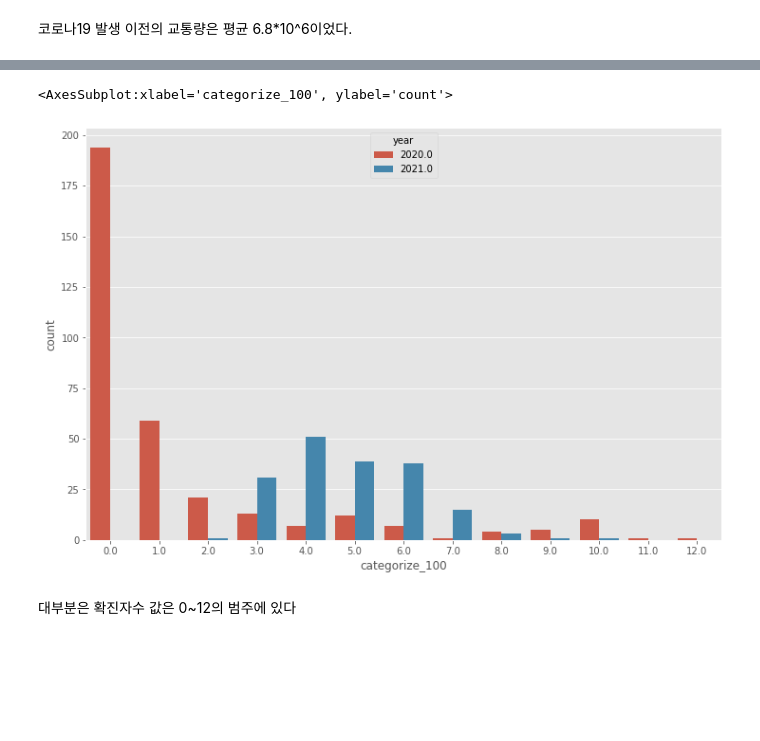
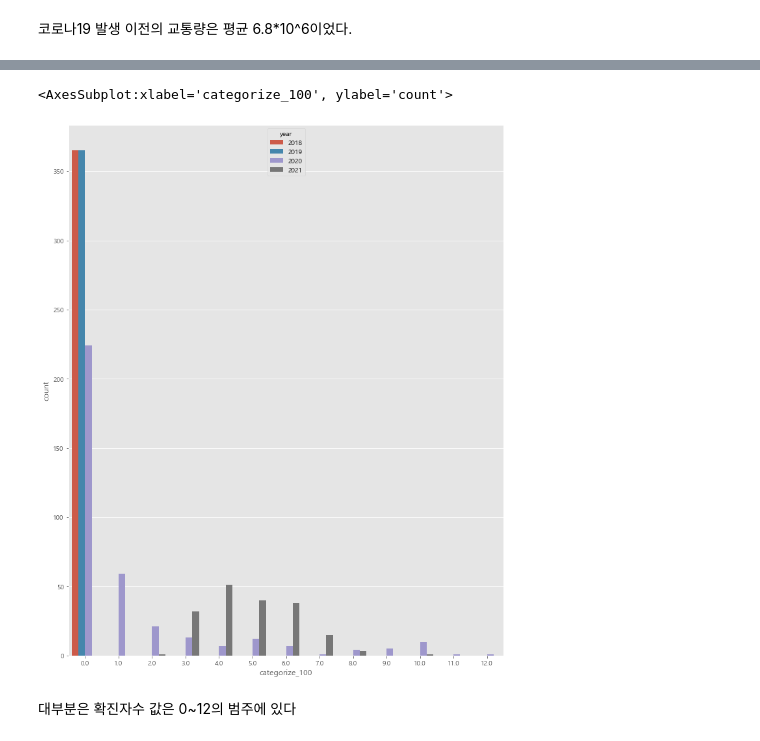
Before and after one commit to WooShangHyeon/damentor_3, a Jupyter notebook: Categorize corona probability_LHJ.ipynb, the cells around one changed output, grey strips where cells are left out. Cells and saved outputs as stored; diff of their text form; code cells hidden in the pictures; blank space fills up the shorter version.

Commit message:
'categorize2'

```diff
--- a/Categorize corona probability_LHJ.ipynb
+++ b/Categorize corona probability_LHJ.ipynb
@@ -23,7 +23,6 @@ covid_data_new.index=pd.to_datetime(covid_data_new['stateDt'],format='%Y%m%d')
 covid_data_new=covid_data_new.drop('stateDt',axis=1)
 covid_data_new['year']=covid_data_new.index.year
 covid_data_new['month']=covid_data_new.index.month
-covid_data_new=covid_data_new.dropna(axis=0)
 covid_data_new.head()
 # %% [output]
 |  | daily_decideCnt | decideCnt | deathCnt | year | month |
@@ -113,6 +117,5 @@ traffic_data.head()
 # 전국 교통량 합산
 
 traffic_data_total=traffic_data.groupby('집계일자')['1종교통량', '2종교통량','3종교통량', '4종교통량', '5종교통량', '6종교통량', '총교통량'].sum()
-traffic_data_total['year']=traffic_data_total.index.year
 traffic_data_total.head()
 # %% [output]
@@ -140,11 +131,16 @@ Name: 총교통량, dtype: float64
 # %%
 #교통량 데이터와 코로나19 확진자수 데이터를 날짜를 기준으로 병합
 
-data_mart_total=covid_data_new.join(traffic_data_total, how='outer')
-data_mart_total=data_mart.dropna(axis=0)
+data_mart_total=covid_data_new.join(traffic_data_total, how='right')
 data_mart_total['date']=data_mart_total.index
 days={0:'MON',1:'TUE',2:'WED',3:'THU',4:'FRI',5:'SAT',6:'SUN'}
 data_mart_total['day_of_week']=data_mart_total.index.dayofweek
 data_mart_total.day_of_week=data_mart_total.day_of_week.apply(lambda x : days[x])
+data_mart_total.decideCnt=data_mart_total.decideCnt.fillna(0)
+data_mart_total.daily_decideCnt=data_mart_total.daily_decideCnt.fillna(0)
+data_mart_total.deathCnt=data_mart_total.deathCnt.fillna(0)
+data_mart_total['year']=data_mart_total.index.year
+data_mart_total['month']=data_mart_total.index.month
+data_mart_total['categorize_100']=data_mart_total.daily_decideCnt//100
 data_mart_total
 # %% [output]
@@ -164,9 +161,9 @@ data_mart_total
 # %%
-plt.figure(figsize=(12,8))
+plt.figure(figsize=(12,15))
 sns.countplot(x='categorize_100',data=data_mart_total,hue='year')
 # %% [output]
 <AxesSubplot:xlabel='categorize_100', ylabel='count'>
-[figure, old version]
+[figure, new version]
 # %% [markdown]
 대부분은 확진자수 값은 0~12의 범주에 있다
 # %%
```
Also changed, not shown: parts of 21 cells of this notebook, 2 other files.
